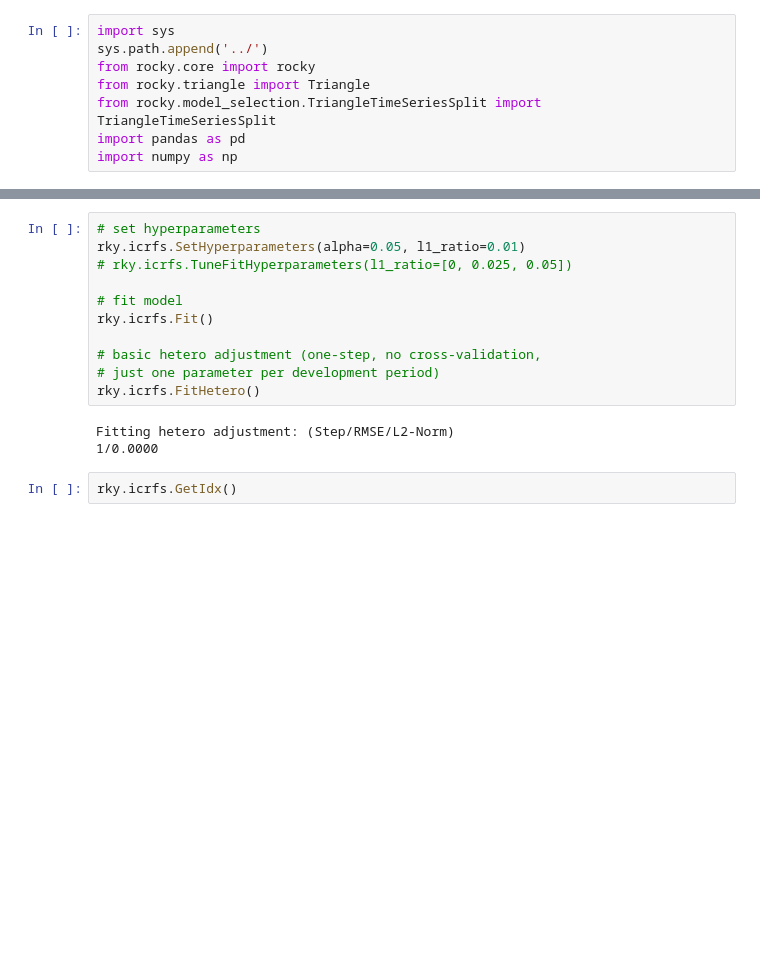
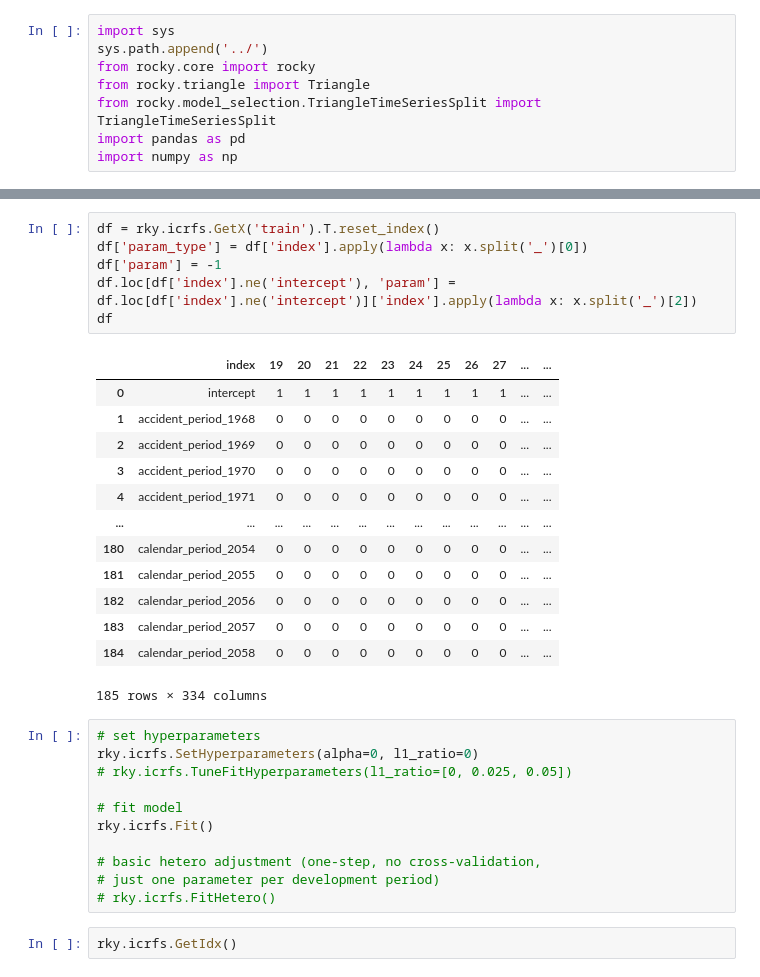
Before and after one commit to rocky-reserving/rocky, a Jupyter notebook: rocky-app/src/rocky/loglinear-dev.ipynb, the cells around one changed output, grey strips where cells are left out. Drawn from its saved outputs; the diff is of its cells as text; blank space fills up the shorter version.

```diff
--- a/rocky-app/src/rocky/loglinear-dev.ipynb
+++ b/rocky-app/src/rocky/loglinear-dev.ipynb
@@ -39,6 +22,26 @@ ValueError: cannot convert float NaN to integer
+# %%
+df = rky.icrfs.GetX('train').T.reset_index()
+df['param_type'] = df['index'].apply(lambda x: x.split('_')[0])
+df['param'] = -1
+df.loc[df['index'].ne('intercept'), 'param'] = df.loc[df['index'].ne('intercept')]['index'].apply(lambda x: x.split('_')[2])
+df
+# %% [output]
+|  | index | 19 | 20 | 21 | 22 | 23 | 24 | 25 | 26 | 27 | ... | ... |
+| 0 | intercept | 1 | 1 | 1 | 1 | 1 | 1 | 1 | 1 | 1 | ... | ... |
+| 1 | accident_period_1968 | 0 | 0 | 0 | 0 | 0 | 0 | 0 | 0 | 0 | ... | ... |
+| 2 | accident_period_1969 | 0 | 0 | 0 | 0 | 0 | 0 | 0 | 0 | 0 | ... | ... |
+| 3 | accident_period_1970 | 0 | 0 | 0 | 0 | 0 | 0 | 0 | 0 | 0 | ... | ... |
+| 4 | accident_period_1971 | 0 | 0 | 0 | 0 | 0 | 0 | 0 | 0 | 0 | ... | ... |
+| ... | ... | ... | ... | ... | ... | ... | ... | ... | ... | ... | ... | ... |
+| 180 | calendar_period_2054 | 0 | 0 | 0 | 0 | 0 | 0 | 0 | 0 | 0 | ... | ... |
+| 181 | calendar_period_2055 | 0 | 0 | 0 | 0 | 0 | 0 | 0 | 0 | 0 | ... | ... |
+| 182 | calendar_period_2056 | 0 | 0 | 0 | 0 | 0 | 0 | 0 | 0 | 0 | ... | ... |
+| 183 | calendar_period_2057 | 0 | 0 | 0 | 0 | 0 | 0 | 0 | 0 | 0 | ... | ... |
+| 184 | calendar_period_2058 | 0 | 0 | 0 | 0 | 0 | 0 | 0 | 0 | 0 | ... | ... |
+185 rows × 334 columns
 # %%
 # set hyperparameters
-rky.icrfs.SetHyperparameters(alpha=0.05, l1_ratio=0.01)
+rky.icrfs.SetHyperparameters(alpha=0, l1_ratio=0)
 # rky.icrfs.TuneFitHyperparameters(l1_ratio=[0, 0.025, 0.05])
 
 # fit model
@@ -46,10 +49,7 @@ rky.icrfs.Fit()
 
 # basic hetero adjustment (one-step, no cross-validation,
 # just one parameter per development period)
-rky.icrfs.FitHetero()
+# rky.icrfs.FitHetero()
-# %% [output]
-Fitting hetero adjustment: (Step/RMSE/L2-Norm)
-1/0.0000
 # %%
 rky.icrfs.GetIdx()
 # %% [output]
```
Also changed, not shown: parts of 1 cell of this notebook, 1 other file.
